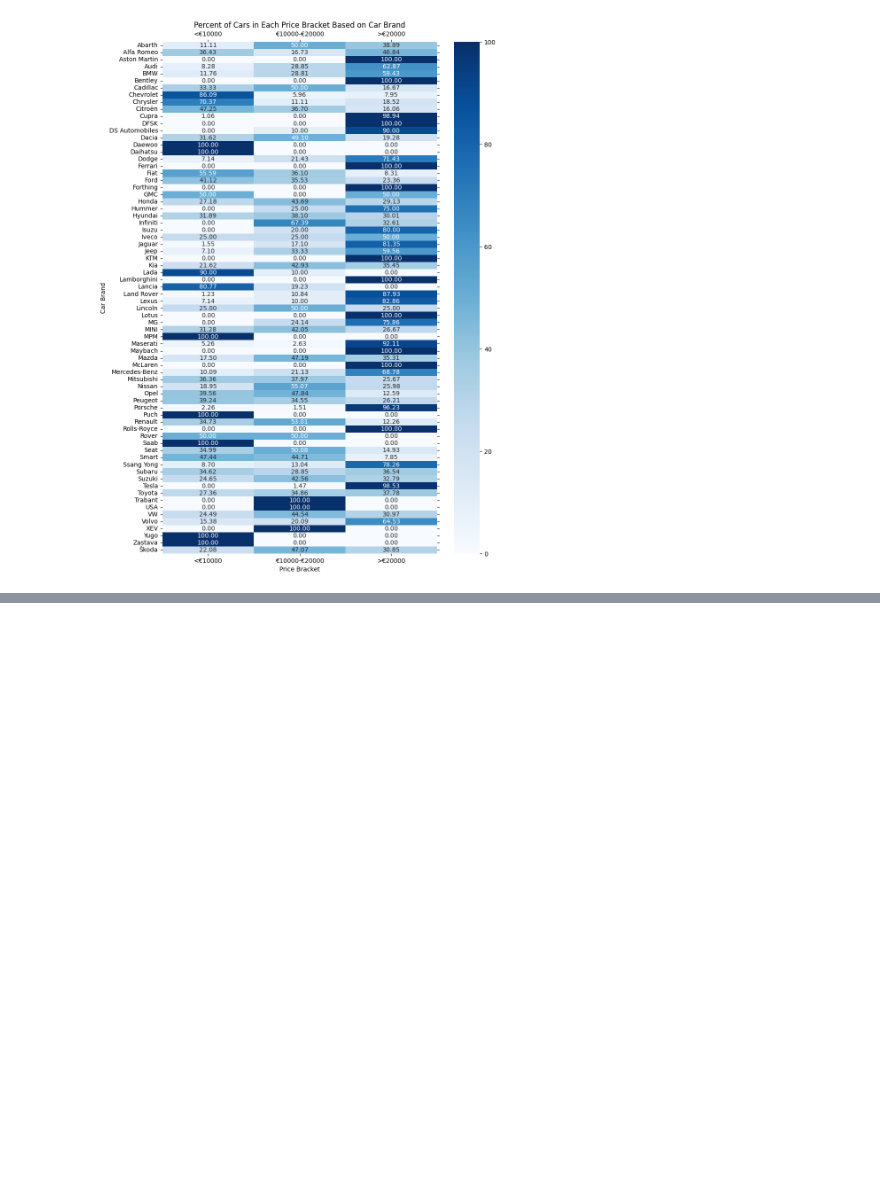
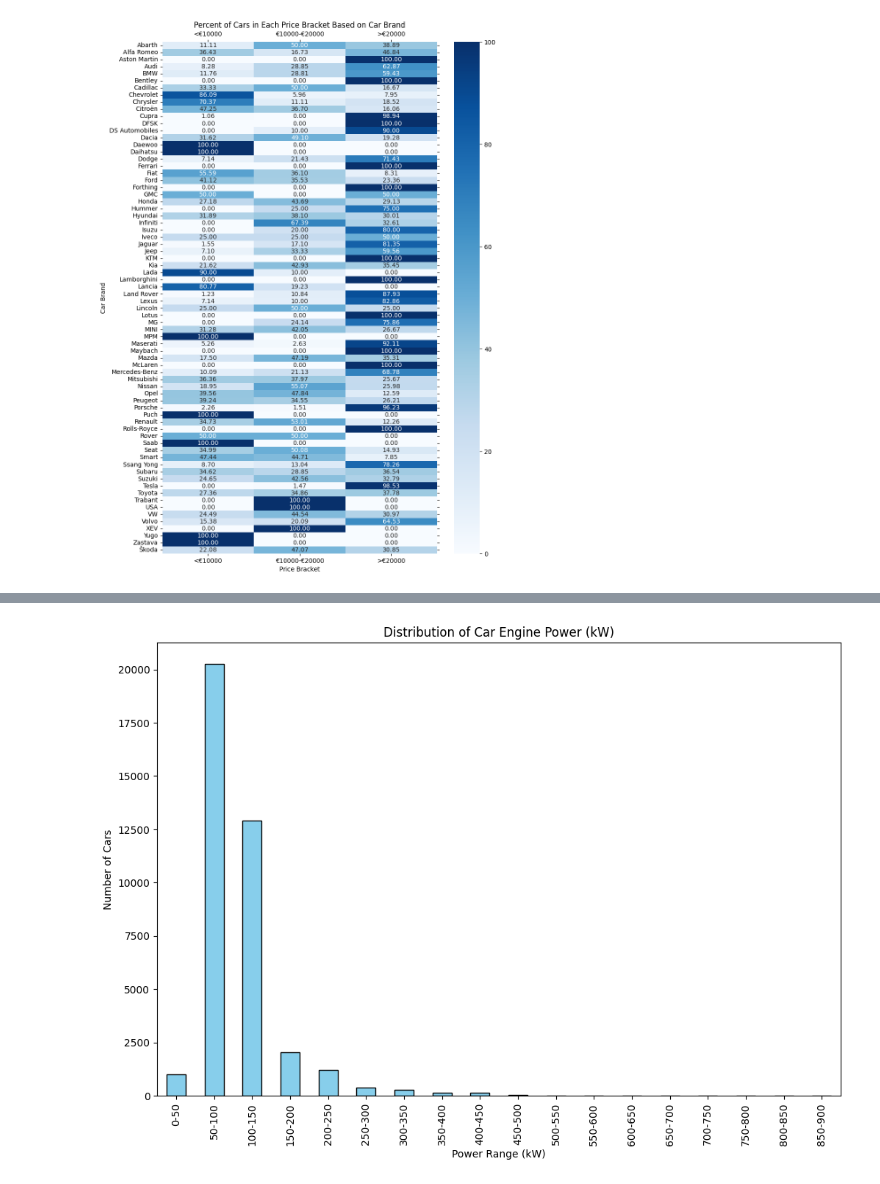
Before and after one commit to dmarti01/Seminarski-Rad, a Jupyter notebook: visualize.ipynb, the cells around one changed output, grey strips where cells are left out. Drawn from its saved outputs; the diff is of its cells as text; code cells hidden in the pictures; blank space fills up the shorter version.

```diff
--- a/visualize.ipynb
+++ b/visualize.ipynb
@@ -118,0 +199,26 @@ plt.tick_params(right=True, top=True, labeltop=True,rotation=0)
+# %%
+# pretvorba snage motora u numerički format
+def convert_power(power):
+    try:
+        return int(str(power).replace(' kW', ''))
+    except ValueError:
+        return None
+
+new_df['power'] = new_df['power'].apply(convert_power)
+
+# kategorizacija snage motora u raspone
+bins = [0, 50, 100, 150, 200, 250, 300, 350, 400, 450, 500, 550, 600, 650, 700, 750, 800, 850, 900]
+labels = [f'{i}-{j}' for i, j in zip(bins[:-1], bins[1:])]
+new_df['power_category'] = pd.cut(new_df['power'], bins=bins, labels=labels)
+
+# br automobila u svakoj kategoriji snage motora
+power_distribution = new_df['power_category'].value_counts()
+
+plt.figure(figsize=(12, 8))
+power_distribution.sort_index().plot(kind='bar', color='skyblue', edgecolor='black')
+plt.xlabel('Power Range (kW)')
+plt.ylabel('Number of Cars')
+plt.title('Distribution of Car Engine Power (kW)')
+plt.show()
+# %% [output]
+[figure, added]
```
Also changed, not shown: parts of 8 cells of this notebook.
